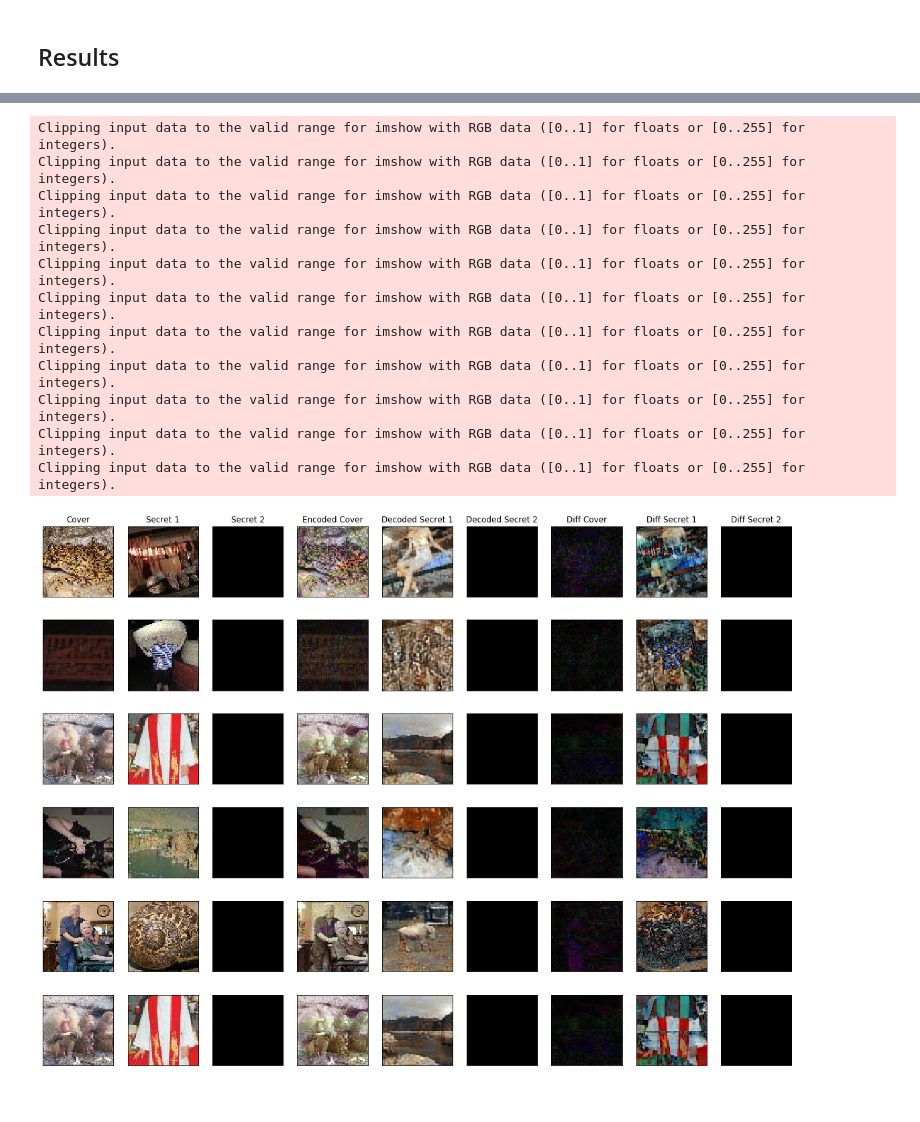
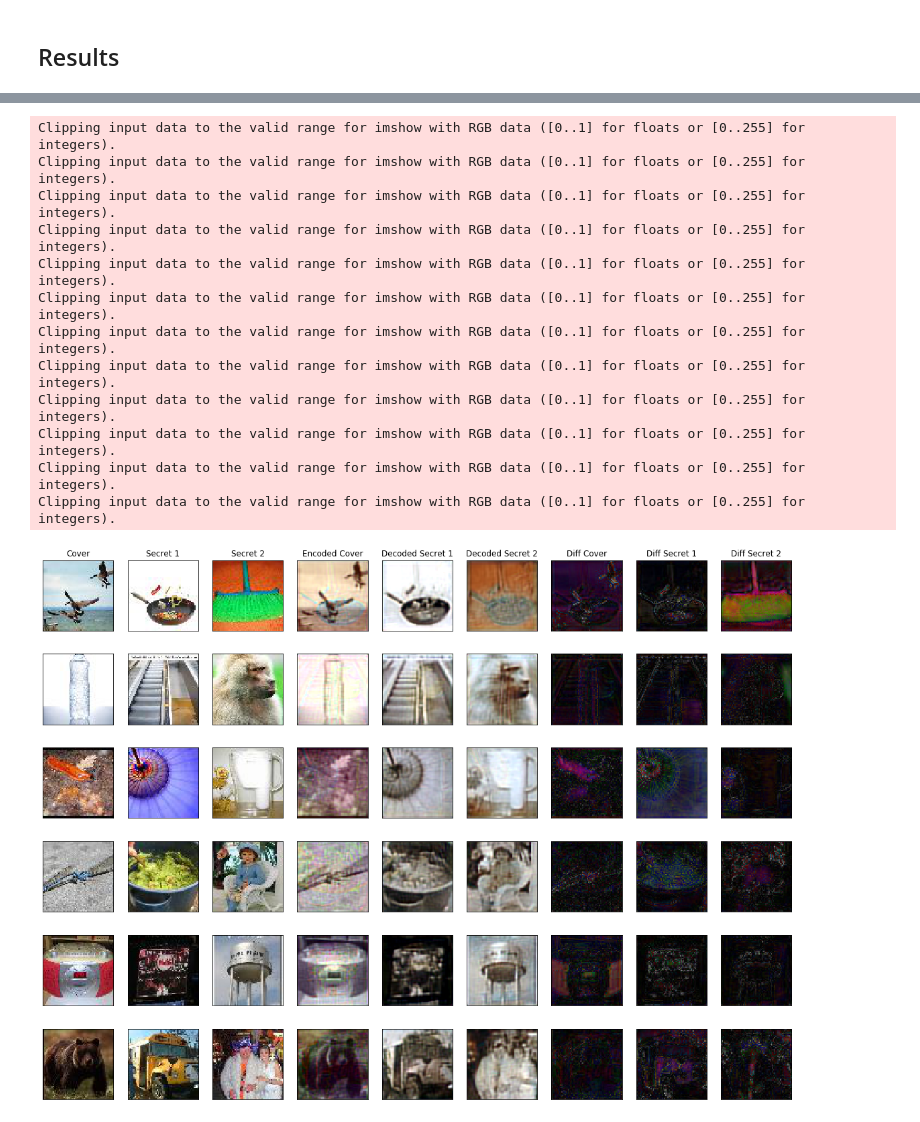
Before and after one commit to ZachariahPang/Math-110B-project3, a Jupyter notebook: Steg-NN-multi.ipynb, the cells around one changed output, grey strips where cells are left out. Drawn from its saved outputs; the diff is of its cells as text; code cells hidden in the pictures.

Commit message:
bug fixed
using np.block or concat will change the order along the first axis

```diff
--- a/Steg-NN-multi.ipynb
+++ b/Steg-NN-multi.ipynb
@@ -102,7 +133,7 @@ input_S_2 = np.zeros_like(input_S_1)
 # C: cover image
 input_C = X_train[2*split_len:3*split_len]
 # %%
-input_S = np.concatenate((input_S_1,input_S_2),axis=3)
+input_S = np.block([input_S_1,input_S_2])
 # %%
 print ("Number of the frist serect image = " + str(input_S_1.shape[0]))
 print ("Number of the second serect image = " + str(input_S_2.shape[0]))
@@ -138,8 +168,10 @@ Note that the loss function for the Reveal Network is different from the loss fu
 
 ![](_images/network.png)
 # %%
-input_size_C = (64,64,3)
-input_size_S = (64,64,6)
+# input_size_C = (64,64,3)
+# input_size_S = (64,64,6)
+input_size_C = (256,256,3)
+input_size_S = (256,256,6)
 # %%
 # Variable used to weight the losses of the secret and cover images (See paper for more details)
 beta = 2.0
@@ -330,8 +378,8 @@ for epoch in log:
                                               y=batch_S))
 
         # Update learning rate
-        K.set_value(autoencoder_model.optimizer.lr, lr_schedule(epoch))
-        K.set_value(reveal_model.optimizer.lr, lr_schedule(epoch))
+#         K.set_value(autoencoder_model.optimizer.lr, lr_schedule(epoch))
+#         K.set_value(reveal_model.optimizer.lr, lr_schedule(epoch))
     log.set_description('Epoch {} | Loss AE {:10.2f} | Loss Rev {:10.2f}'.format(epoch + 1, np.mean(ae_loss), np.mean(rev_loss)))
     loss_history.append(np.mean(ae_loss))
 # %% [output]
@@ -361,7 +413,9 @@ decoded_S_2 = decoded[...,3:6]
 decoded_C = decoded[...,6:9]
 # %%
 # Get absolute difference between the outputs and the expected values.
-diff_S_1, diff_S_2, diff_C = np.abs(decoded_S_1 - input_S_1), np.abs(decoded_S_2 - input_S_2), np.abs(decoded_C - input_C)
+diff_S_1, diff_S_2, diff_C = np.abs(decoded_S_1 - input_S[...,0:3]), np.abs(decoded_S_2 - input_S[...,3:6]), np.abs(decoded_C - input_C)
+
+# diff_S_1, diff_S_2, diff_C = np.abs(decoded_S_1 - input_S_1), np.abs(decoded_S_2 - input_S_2), np.abs(decoded_C - input_C)
 # %%
 def pixel_errors(input_S_1, input_S_2, input_C, decoded_S_1, decoded_S_2, decoded_C):
     """Calculates mean of Sum of Squared Errors per pixel for cover and secret images. """
@@ -443,41 +497,42 @@ def show_image(img, n_rows, n_col, idx, gray=False, first_row=False, title=None)
 
 plt.figure(figsize=(20, 15))
 rand_indx = [random.randint(0, input_C.shape[0]) for x in range(n)]
-# for i, idx in enumerate(range(0, n)):
-for i, idx in enumerate(rand_indx):
+for i, idx in enumerate(range(0, n)):
+# for i, idx in enumerate(rand_indx):
     n_col = 9 if SHOW_DIFF else 6
 
     show_image(input_C[idx], n, n_col, i * n_col + 1, gray=SHOW_GRAY, first_row=i==0, title='Cover')
 
-    show_image(input_S_1[idx], n, n_col, i * n_col + 2, gray=SHOW_GRAY, first_row=i==0, title='Secret 1')
+    show_image(input_S[idx,...,0:3], n, n_col, i * n_col + 2, gray=SHOW_GRAY, first_row=i==0, title='Secret 1')
 
-    show_image(input_S_2[idx], n, n_col, i * n_col + 3, gray=SHOW_GRAY, first_row=i==0, title='Secret 2')
+    show_image(input_S[idx,...,3:6], n, n_col, i * n_col + 3, gray=SHOW_GRAY, first_row=i==0, title='Secret 2')
 
     show_image(decoded_C[idx], n, n_col, i * n_col + 4, gray=SHOW_GRAY, first_row=i==0, title='Encoded Cover')
 
     show_image(decoded_S_1[idx], n, n_col, i * n_col + 5, gray=SHOW_GRAY, first_row=i==0, title='Decoded Secret 1')
 
     show_image(decoded_S_2[idx], n, n_col, i * n_col + 6, gray=SHOW_GRAY, first_row=i==0, title='Decoded Secret 2')
 
 
     if SHOW_DIFF:
         show_image(np.multiply(diff_C[idx], ENHANCE), n, n_col, i * n_col + 7, gray=SHOW_GRAY, first_row=i==0, title='Diff Cover')
 
         show_image(np.multiply(diff_S_1[idx], ENHANCE), n, n_col, i * n_col + 8, gray=SHOW_GRAY, first_row=i==0, title='Diff Secret 1')
 
         show_image(np.multiply(diff_S_2[idx], ENHANCE), n, n_col, i * n_col + 9, gray=SHOW_GRAY, first_row=i==0, title='Diff Secret 2')
 
 plt.show()
 # %% [output]
 Clipping input data to the valid range for imshow with RGB data ([0..1] for floats or [0..255] for integers).
 Clipping input data to the valid range for imshow with RGB data ([0..1] for floats or [0..255] for integers).
 Clipping input data to the valid range for imshow with RGB data ([0..1] for floats or [0..255] for integers).
 Clipping input data to the valid range for imshow with RGB data ([0..1] for floats or [0..255] for integers).
 Clipping input data to the valid range for imshow with RGB data ([0..1] for floats or [0..255] for integers).
 Clipping input data to the valid range for imshow with RGB data ([0..1] for floats or [0..255] for integers).
 Clipping input data to the valid range for imshow with RGB data ([0..1] for floats or [0..255] for integers).
 Clipping input data to the valid range for imshow with RGB data ([0..1] for floats or [0..255] for integers).
 Clipping input data to the valid range for imshow with RGB data ([0..1] for floats or [0..255] for integers).
 Clipping input data to the valid range for imshow with RGB data ([0..1] for floats or [0..255] for integers).
 Clipping input data to the valid range for imshow with RGB data ([0..1] for floats or [0..255] for integers).
+Clipping input data to the valid range for imshow with RGB data ([0..1] for floats or [0..255] for integers).
-[figure, old version]
+[figure, new version]
```
Also changed, not shown: parts of 20 cells of this notebook, 2 other files.
